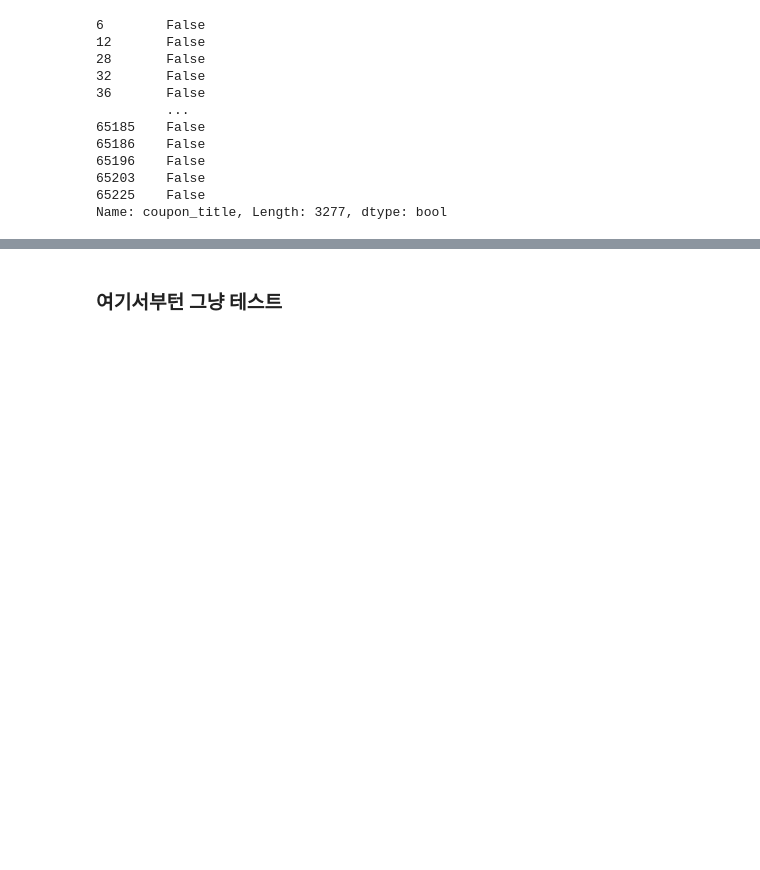
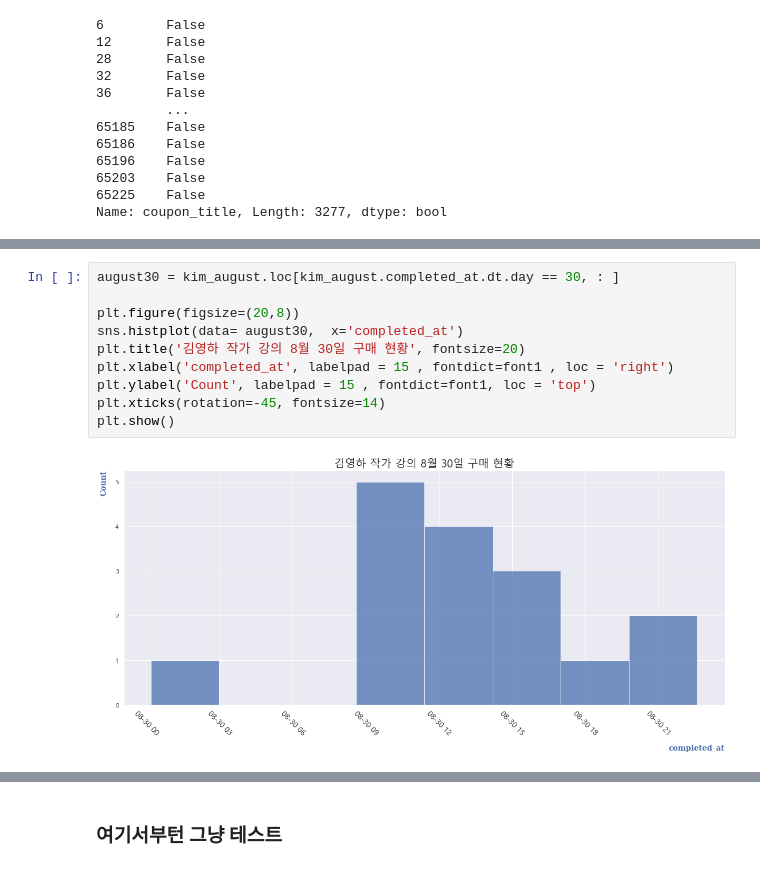
Before and after one commit to yd-online3/fc_miniproject, a Jupyter notebook: fc_mini_chansupark_ForSubmission.ipynb, the cells around one changed output, grey strips where cells are left out. Saved outputs shown, nothing was run; the diff lists cells and outputs as text; blank space fills up the shorter version.

```diff
--- a/fc_mini_chansupark_ForSubmission.ipynb
+++ b/fc_mini_chansupark_ForSubmission.ipynb
@@ -1024,0 +1043,12 @@ kim2
+# %%
+august30 = kim_august.loc[kim_august.completed_at.dt.day == 30, : ]
+
+plt.figure(figsize=(20,8))
+sns.histplot(data= august30,  x='completed_at')
+plt.title('김영하 작가 강의 8월 30일 구매 현황', fontsize=20)
+plt.xlabel('completed_at', labelpad = 15 , fontdict=font1 , loc = 'right')
+plt.ylabel('Count', labelpad = 15 , fontdict=font1, loc = 'top')
+plt.xticks(rotation=-45, fontsize=14)
+plt.show()
+# %% [output]
+[figure, added]
```
Also changed, not shown: parts of 9 cells of this notebook.
